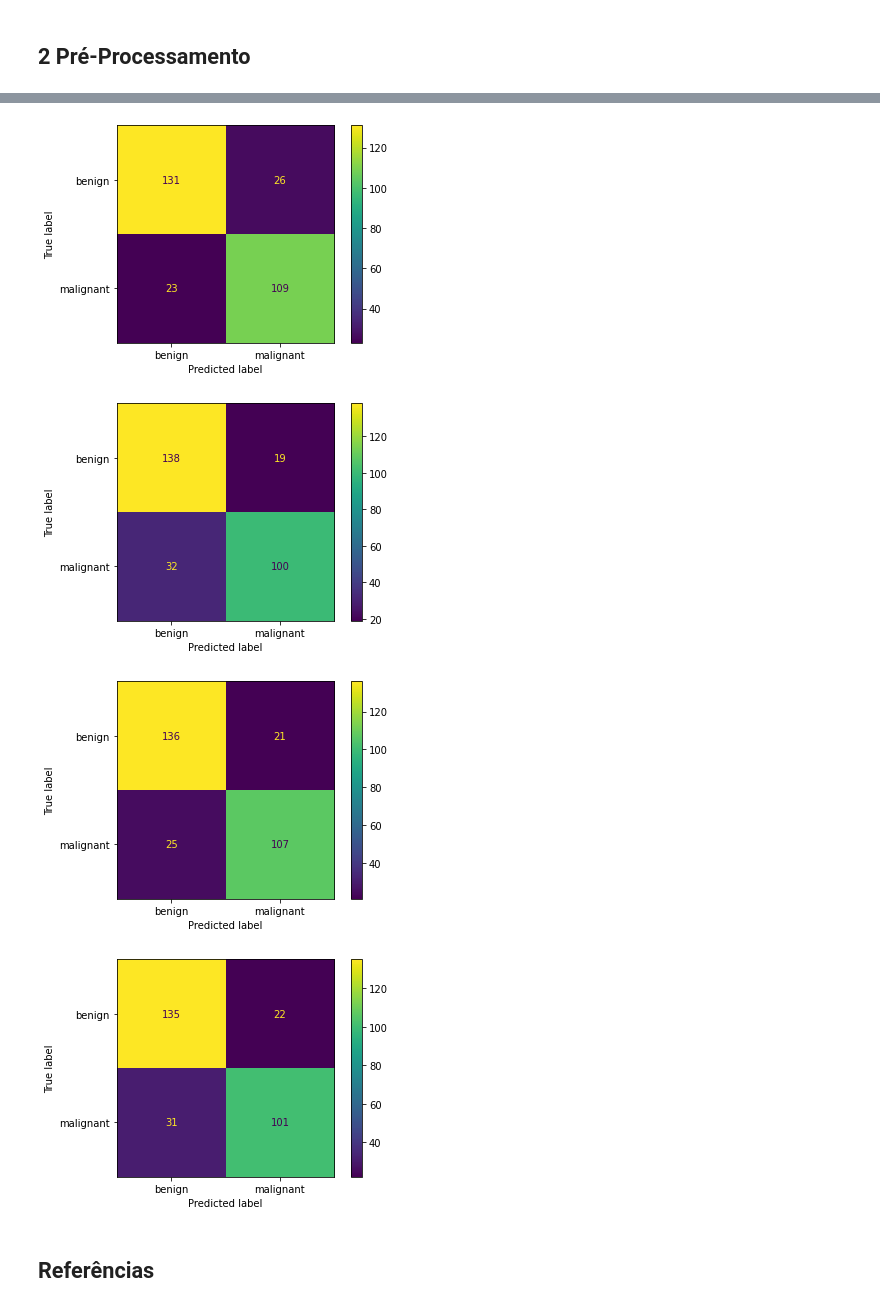
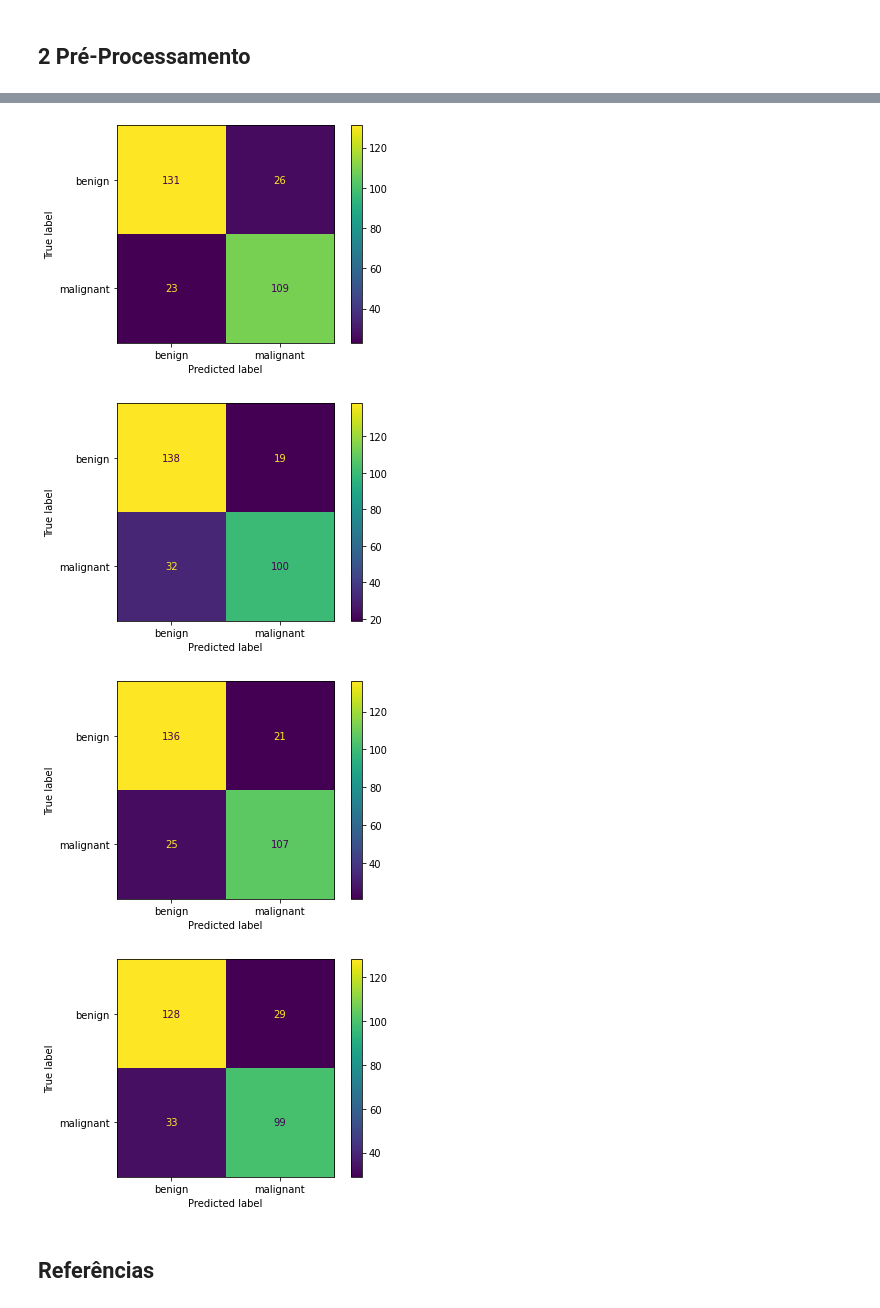
Before and after one commit to AdolfoMatias/dockflask, a Jupyter notebook: carclassification.ipynb, the cells around one changed output, grey strips where cells are left out. Saved outputs shown, nothing was run; the diff lists cells and outputs as text; code cells hidden in the pictures.

```diff
--- a/carclassification.ipynb
+++ b/carclassification.ipynb
@@ -140,8 +144,8 @@ X_train,X_test,y_train,y_test = train_test_split(previsores, classe, test_size=0
 # %%
 c1 = GaussianNB()
 c2 = DecisionTreeClassifier(min_samples_leaf=6)
-c3 = RandomForestClassifier(n_estimators=1000,random_state=42, min_samples_leaf=6)
-c4 = GradientBoostingClassifier(n_estimators=1000, learning_rate=0.01, random_state=42, max_depth=4)
+c3 = RandomForestClassifier(n_estimators=5000,random_state=42, min_samples_leaf=6)
+c4 = GradientBoostingClassifier(n_estimators=1000, learning_rate=0.08, random_state=42, max_depth=4)
 clfs =  [c1,c2,c3,c4]
 
 def criador_modelo():
@@ -188,11 +192,11 @@ with mlflow.start_run():
     c2 = DecisionTreeClassifier(min_samples_leaf=6)
     #estiamdor
     ms = 6
-    c3 = RandomForestClassifier(n_estimators=1000,random_state=42, min_samples_leaf=6)
+    c3 = RandomForestClassifier(n_estimators=5000,random_state=42, min_samples_leaf=6)
     #estimadores
     ne=1000
     mrs=6
-    c4 = GradientBoostingClassifier(n_estimators=1000, learning_rate=0.01, random_state=42, max_depth=4)
+    c4 = GradientBoostingClassifier(n_estimators=1000, learning_rate=0.09, random_state=42, max_depth=4)
     #estimadores
     nxe=1000
     lr=0.01
@@ -274,7 +279,7 @@ Modelo:  3964dc6883484094aa60bebb6192b2e1
 [figure]
 [figure]
 [figure]
-[figure, old version]
+[figure, new version]
 # %% [markdown]
 ## Referências
 # %% [markdown]
```
Also changed, not shown: parts of 9 cells of this notebook, 8 other files.
